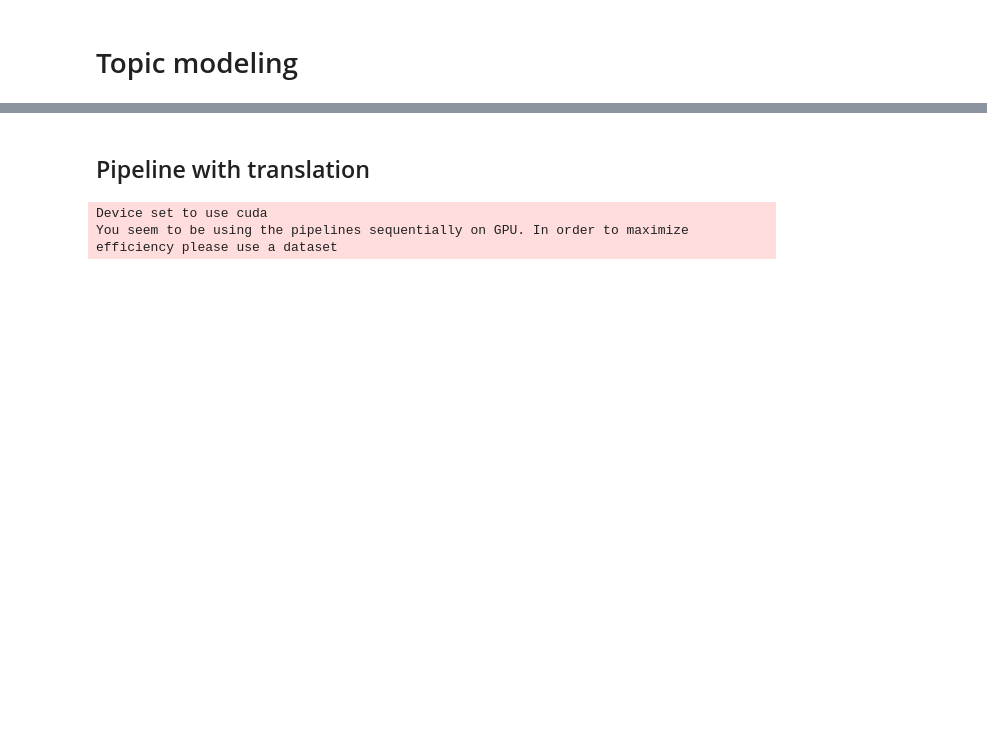
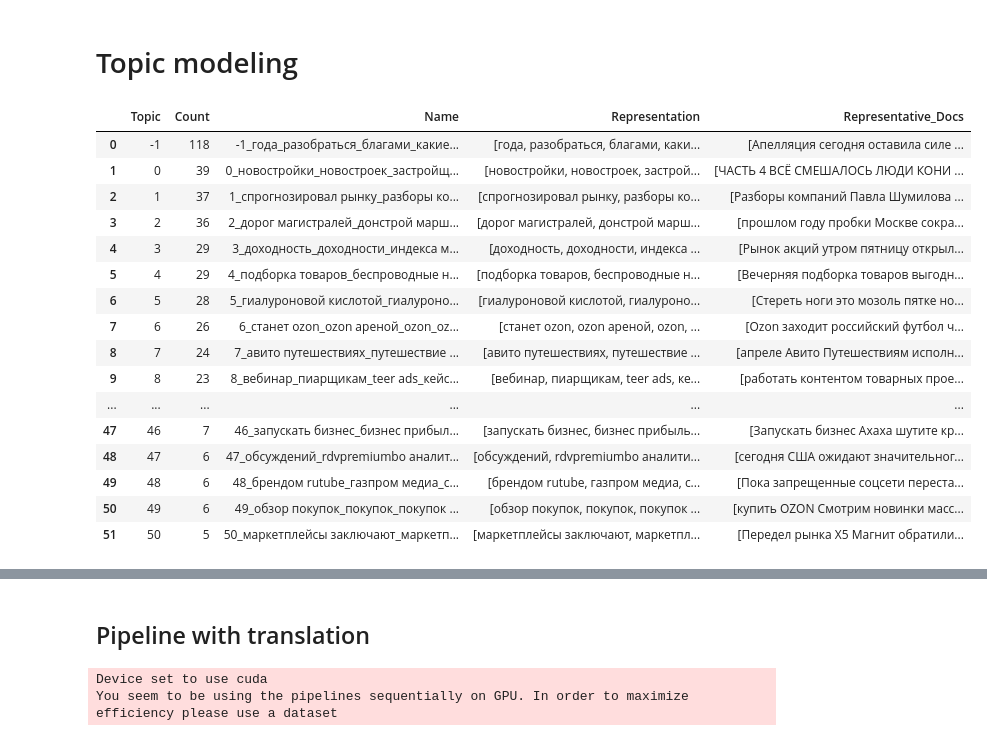
Before and after one commit to datanalist/company-clasterization, a Jupyter notebook: notebooks/topics.ipynb, the cells around one changed output, grey strips where cells are left out. Saved outputs shown, nothing was run; the diff lists cells and outputs as text; code cells hidden in the pictures; blank space fills up the shorter version.

```diff
--- a/notebooks/topics.ipynb
+++ b/notebooks/topics.ipynb
@@ -90,2 +181,22 @@ topic_model = BERTopic(
+# %%
+topic_model.get_topic_info()
+# %% [output]
+|  | Topic | Count | Name | Representation | Representative_Docs |
+| 0 | -1 | 118 | -1_года_разобраться_благами_какие... | [года, разобраться, благами, каки... | [Апелляция сегодня оставила силе ... |
+| 1 | 0 | 39 | 0_новостройки_новостроек_застройщ... | [новостройки, новостроек, застрой... | [ЧАСТЬ 4 ВСЁ СМЕШАЛОСЬ ЛЮДИ КОНИ ... |
+| 2 | 1 | 37 | 1_спрогнозировал рынку_разборы ко... | [спрогнозировал рынку, разборы ко... | [Разборы компаний Павла Шумилова ... |
+| 3 | 2 | 36 | 2_дорог магистралей_донстрой марш... | [дорог магистралей, донстрой марш... | [прошлом году пробки Москве сокра... |
+| 4 | 3 | 29 | 3_доходность_доходности_индекса м... | [доходность, доходности, индекса ... | [Рынок акций утром пятницу открыл... |
+| 5 | 4 | 29 | 4_подборка товаров_беспроводные н... | [подборка товаров, беспроводные н... | [Вечерняя подборка товаров выгодн... |
+| 6 | 5 | 28 | 5_гиалуроновой кислотой_гиалуроно... | [гиалуроновой кислотой, гиалуроно... | [Стереть ноги это мозоль пятке но... |
+| 7 | 6 | 26 | 6_станет ozon_ozon ареной_ozon_oz... | [станет ozon, ozon ареной, ozon, ... | [Ozon заходит российский футбол ч... |
+| 8 | 7 | 24 | 7_авито путешествиях_путешествие ... | [авито путешествиях, путешествие ... | [апреле Авито Путешествиям исполн... |
+| 9 | 8 | 23 | 8_вебинар_пиарщикам_teer ads_кейс... | [вебинар, пиарщикам, teer ads, ке... | [работать контентом товарных прое... |
+| ... | ... | ... | ... | ... | ... |
+| 47 | 46 | 7 | 46_запускать бизнес_бизнес прибыл... | [запускать бизнес, бизнес прибыль... | [Запускать бизнес Ахаха шутите кр... |
+| 48 | 47 | 6 | 47_обсуждений_rdvpremiumbo аналит... | [обсуждений, rdvpremiumbo аналити... | [сегодня США ожидают значительног... |
+| 49 | 48 | 6 | 48_брендом rutube_газпром медиа_с... | [брендом rutube, газпром медиа, с... | [Пока запрещенные соцсети переста... |
+| 50 | 49 | 6 | 49_обзор покупок_покупок_покупок ... | [обзор покупок, покупок, покупок ... | [купить OZON Смотрим новинки масс... |
+| 51 | 50 | 5 | 50_маркетплейсы заключают_маркетп... | [маркетплейсы заключают, маркетпл... | [Передел рынка X5 Магнит обратили... |
 # %%
 # Скрываем предупреждения
```
Also changed, not shown: parts of 30 cells of this notebook.
